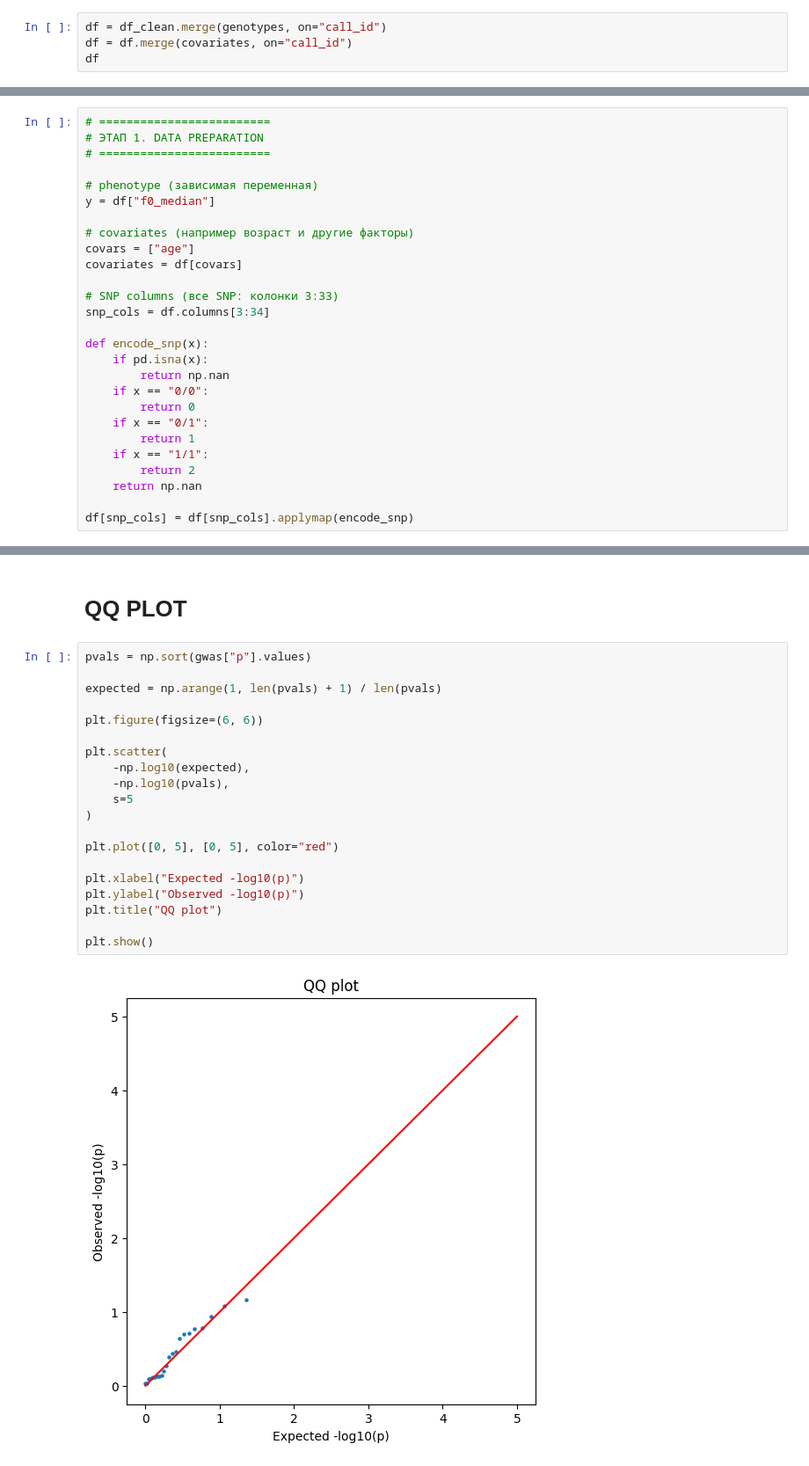
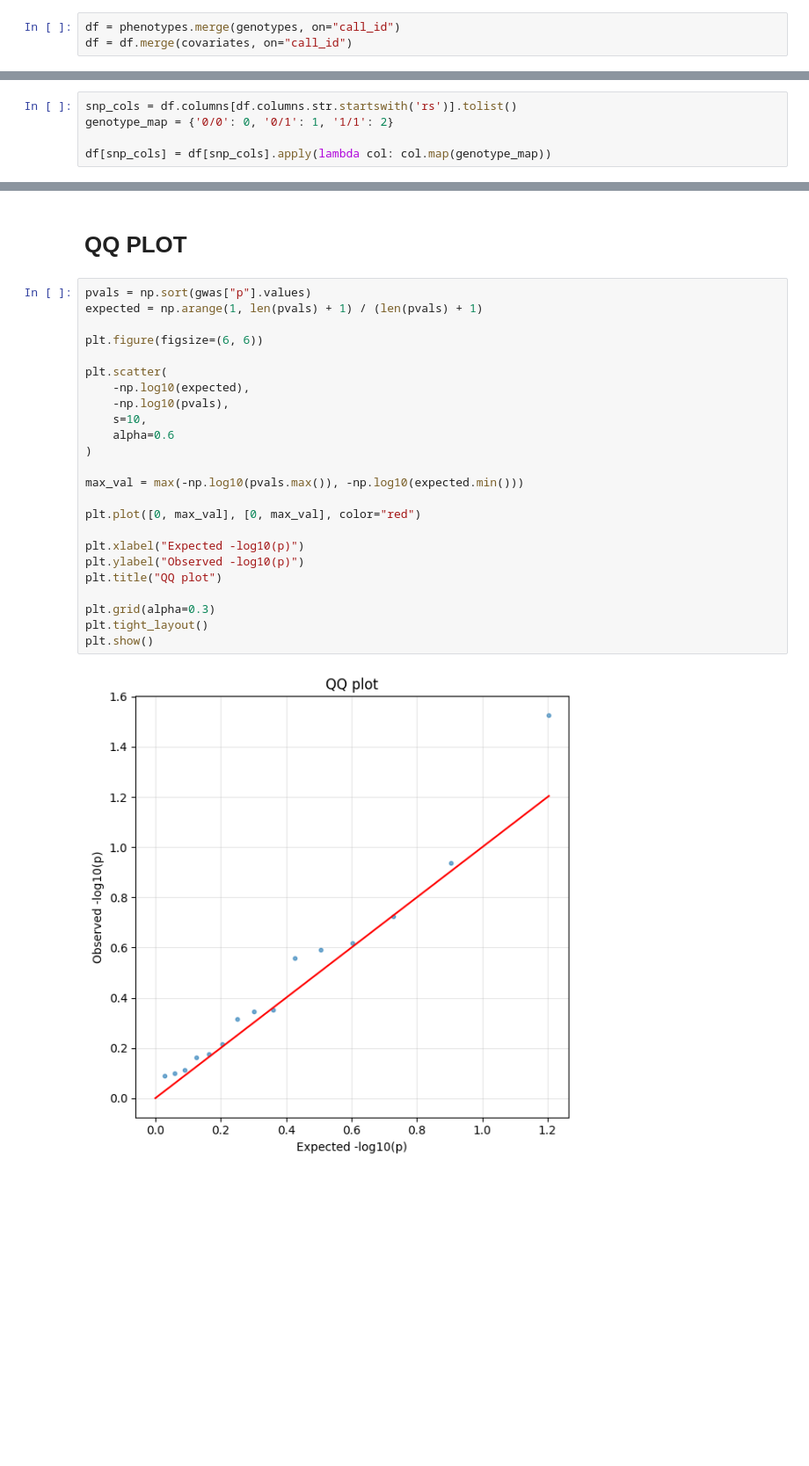
Before and after one commit to VladisRave/wav-parser, a Jupyter notebook: services/vizualization/gwas.ipynb, the cells around one changed output, grey strips where cells are left out. Shown at 88% size. Cells and saved outputs as stored; diff of their text form; blank space fills up the shorter version.

```diff
--- a/services/vizualization/gwas.ipynb
+++ b/services/vizualization/gwas.ipynb
@@ -32,4 +21,3 @@ genotypes
 # %%
-df = df_clean.merge(genotypes, on="call_id")
+df = phenotypes.merge(genotypes, on="call_id")
 df = df.merge(covariates, on="call_id")
-df
@@ -52,27 +26,5 @@ df
 # %%
-# =========================
-# ЭТАП 1. DATA PREPARATION
-# =========================
+snp_cols = df.columns[df.columns.str.startswith('rs')].tolist()
+genotype_map = {'0/0': 0, '0/1': 1, '1/1': 2}
 
-# phenotype (зависимая переменная)
-y = df["f0_median"]
-
-# covariates (например возраст и другие факторы)
-covars = ["age"]
-covariates = df[covars]
-
-# SNP columns (все SNP: колонки 3:33)
-snp_cols = df.columns[3:34]
-
-def encode_snp(x):
-    if pd.isna(x):
-        return np.nan
-    if x == "0/0":
-        return 0
-    if x == "0/1":
-        return 1
-    if x == "1/1":
-        return 2
-    return np.nan
-
-df[snp_cols] = df[snp_cols].applymap(encode_snp)
+df[snp_cols] = df[snp_cols].apply(lambda col: col.map(genotype_map))
@@ -263,23 +204,27 @@ plt.show()
 # QQ PLOT
 # %%
 pvals = np.sort(gwas["p"].values)
-
-expected = np.arange(1, len(pvals) + 1) / len(pvals)
+expected = np.arange(1, len(pvals) + 1) / (len(pvals) + 1)
 
 plt.figure(figsize=(6, 6))
 
 plt.scatter(
     -np.log10(expected),
     -np.log10(pvals),
-    s=5
+    s=10,
+    alpha=0.6
 )
 
-plt.plot([0, 5], [0, 5], color="red")
+max_val = max(-np.log10(pvals.max()), -np.log10(expected.min()))
+
+plt.plot([0, max_val], [0, max_val], color="red")
 
 plt.xlabel("Expected -log10(p)")
 plt.ylabel("Observed -log10(p)")
 plt.title("QQ plot")
 
+plt.grid(alpha=0.3)
+plt.tight_layout()
 plt.show()
 # %% [output]
-[figure, old version]
+[figure, new version]
```
Also changed, not shown: parts of 16 cells of this notebook, 3 other files.
